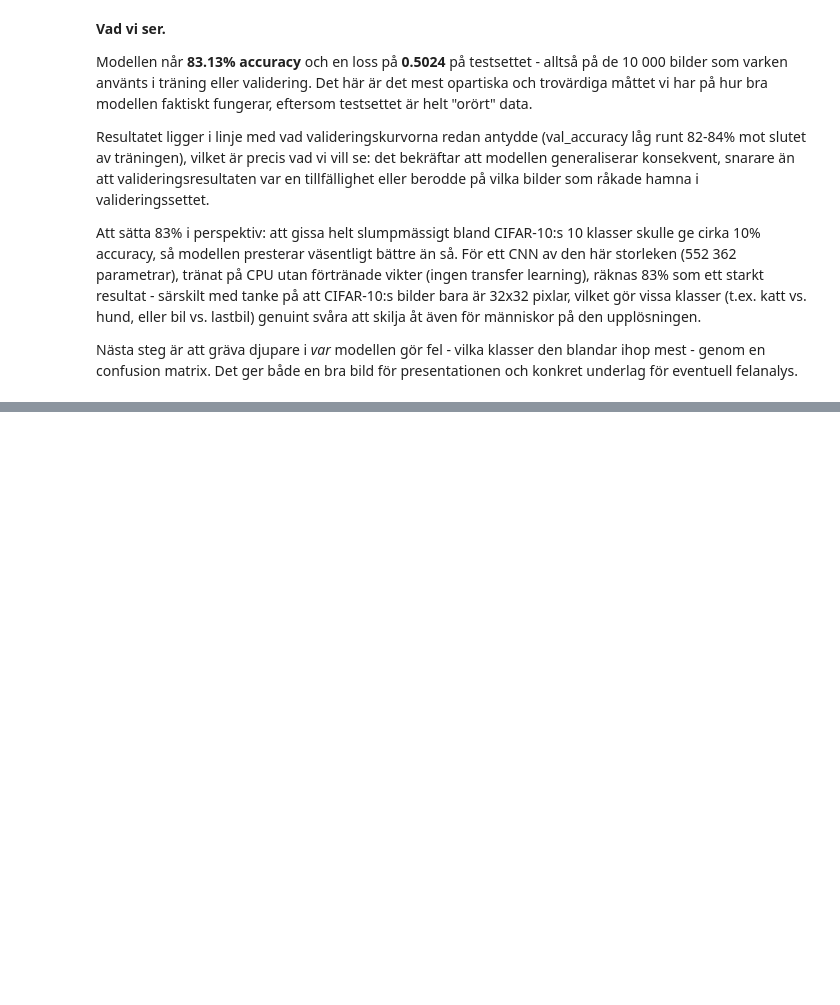
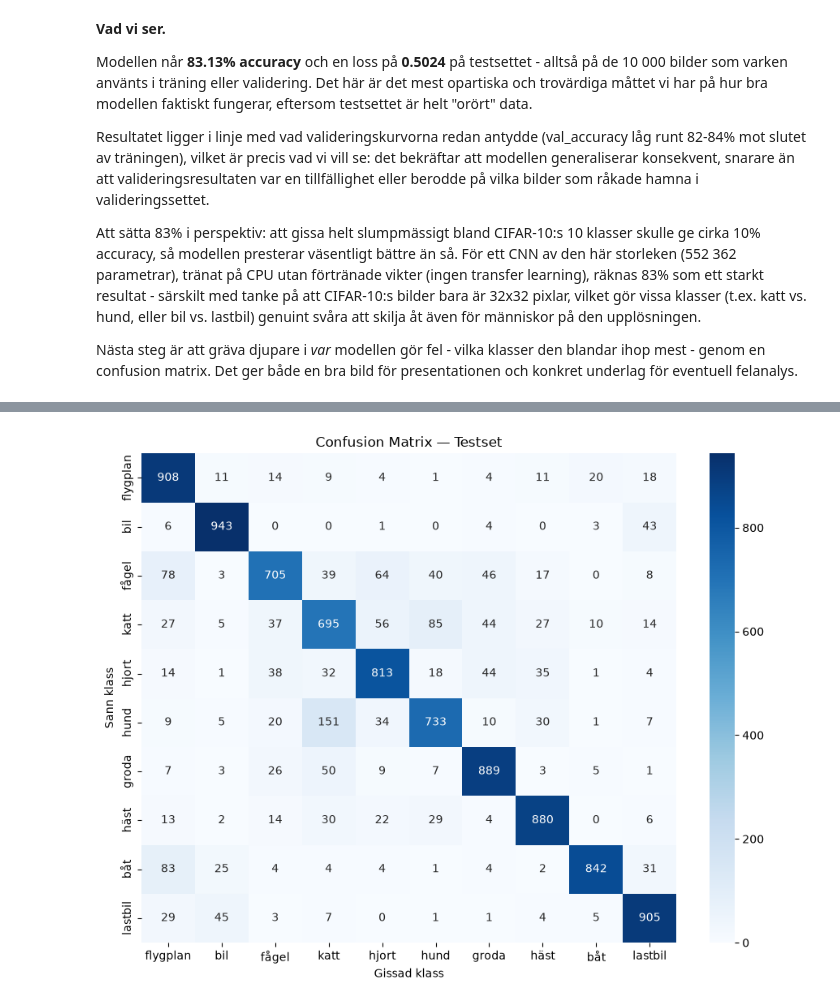
Before and after one commit to nicklasskoglund/cifar10-cnn-classifier, a Jupyter notebook: model/notebooks/01_cnn_training.ipynb, the cells around one changed output, grey strips where cells are left out. Drawn from its saved outputs; the diff is of its cells as text; code cells hidden in the pictures; blank space fills up the shorter version.

```diff
--- a/model/notebooks/01_cnn_training.ipynb
+++ b/model/notebooks/01_cnn_training.ipynb
@@ -560,0 +567,38 @@ Nästa steg är att gräva djupare i *var* modellen gör fel - vilka klasser den
+# %%
+"""
+Genererar modellens predictions på hela testsettet, och ritar upp en
+confusion matrix som visar hur sanna klasser (rader) fördelar sig
+över modellens gissade klasser (kolumner).
+
+y_test är one-hot-kodad (från data_loader.py), så vi tar fram den
+faktiska klassindexen med argmax innan vi bygger matrisen.
+"""
+
+import numpy as np
+from sklearn.metrics import confusion_matrix
+import seaborn as sns
+import matplotlib.pyplot as plt
+
+class_names = [
+    "flygplan", "bil", "fågel", "katt", "hjort",
+    "hund", "groda", "häst", "båt", "lastbil"
+]
+
+# Modellens sannolikhetsfördelning per bild -> gissad klass (index med högst sannolikhet)
+y_pred_probs = model.predict(x_test)
+y_pred = np.argmax(y_pred_probs, axis=1)
+
+# y_test är one-hot-kodad -> gör om till klassindex för jämförelse
+y_true = np.argmax(y_test, axis=1)
+
+cm = confusion_matrix(y_true, y_pred)
+
+plt.figure(figsize=(9, 7))
+sns.heatmap(cm, annot=True, fmt="d", cmap="Blues",
+            xticklabels=class_names, yticklabels=class_names)
+plt.xlabel("Gissad klass")
+plt.ylabel("Sann klass")
+plt.title("Confusion Matrix — Testset")
+plt.tight_layout()
+plt.show()
+# %% [output]
@@ -560,0 +606 @@ Nästa steg är att gräva djupare i *var* modellen gör fel - vilka klasser den
+[figure, added]
```
Also changed, not shown: parts of 4 cells of this notebook.
